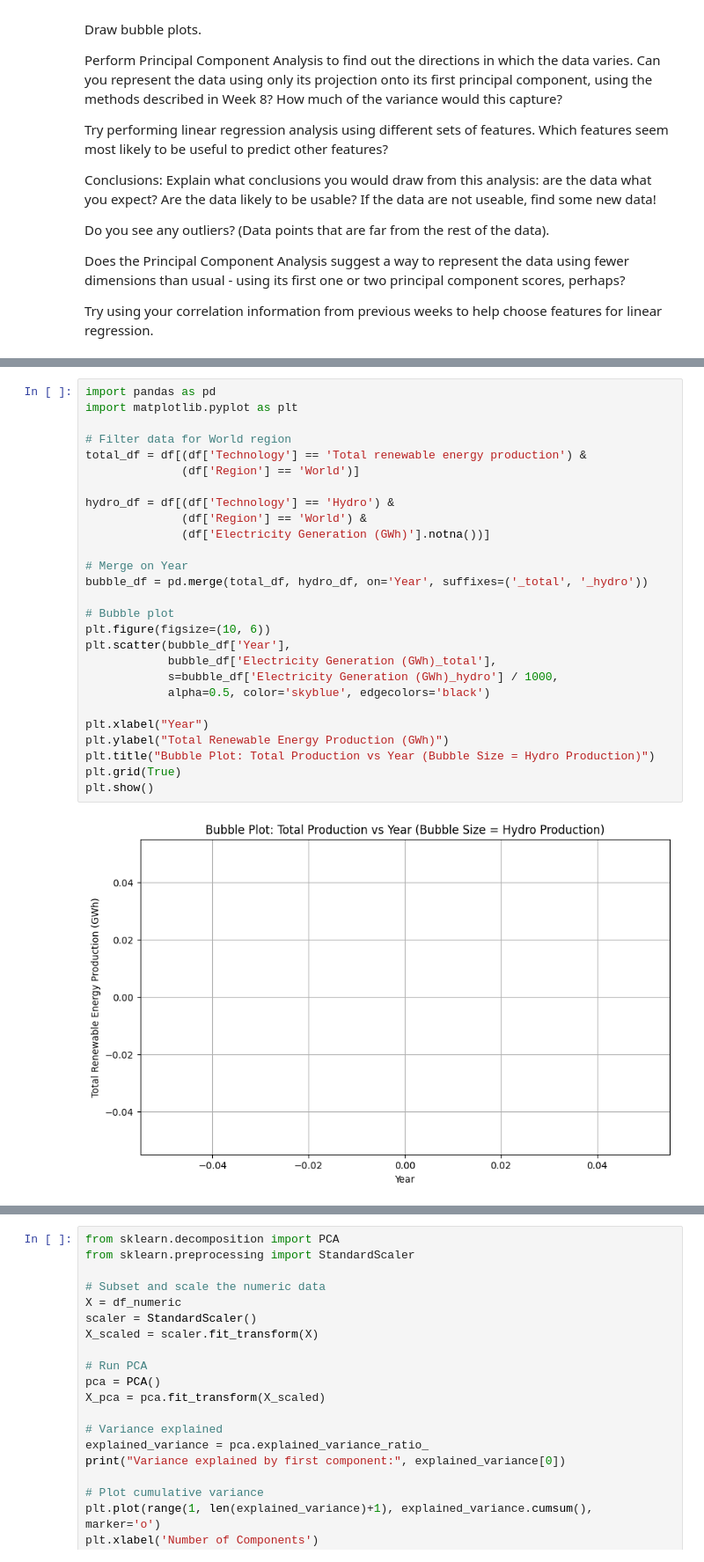
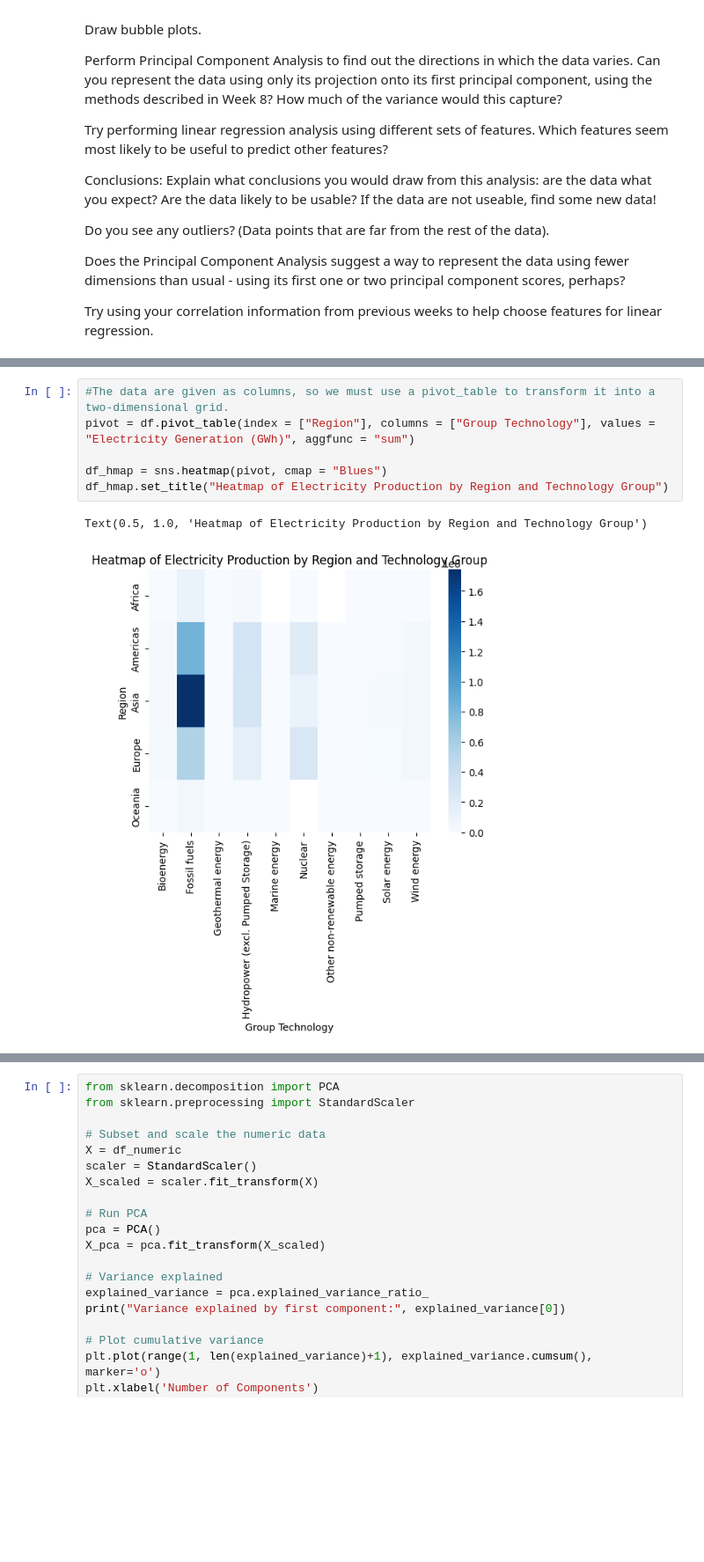
Before and after one commit to bu-sohan/AI-for-Leaders-Spring-2025, a Jupyter notebook: Week9.ipynb, the cells around one changed output, grey strips where cells are left out. Shown: that part at 88% size. Drawn from its saved outputs; the diff is of its cells as text; blank space fills up the shorter version.

```diff
--- a/Week9.ipynb
+++ b/Week9.ipynb
@@ -109,29 +95,9 @@ plt.show()
-# %%
-import pandas as pd
-import matplotlib.pyplot as plt
-
-# Filter data for World region
-total_df = df[(df['Technology'] == 'Total renewable energy production') &
-              (df['Region'] == 'World')]
-
-hydro_df = df[(df['Technology'] == 'Hydro') &
-              (df['Region'] == 'World') &
-              (df['Electricity Generation (GWh)'].notna())]
-
-# Merge on Year
-bubble_df = pd.merge(total_df, hydro_df, on='Year', suffixes=('_total', '_hydro'))
-
-# Bubble plot
-plt.figure(figsize=(10, 6))
-plt.scatter(bubble_df['Year'],
-            bubble_df['Electricity Generation (GWh)_total'],
-            s=bubble_df['Electricity Generation (GWh)_hydro'] / 1000,
-            alpha=0.5, color='skyblue', edgecolors='black')
-
-plt.xlabel("Year")
-plt.ylabel("Total Renewable Energy Production (GWh)")
-plt.title("Bubble Plot: Total Production vs Year (Bubble Size = Hydro Production)")
-plt.grid(True)
-plt.show()
-# %% [output]
-[figure, removed]
+# %%
+#The data are given as columns, so we must use a pivot_table to transform it into a two-dimensional grid.
+pivot = df.pivot_table(index = ["Region"], columns = ["Group Technology"], values = "Electricity Generation (GWh)", aggfunc = "sum")
+
+df_hmap = sns.heatmap(pivot, cmap = "Blues")
+df_hmap.set_title("Heatmap of Electricity Production by Region and Technology Group")
+# %% [output]
+Text(0.5, 1.0, 'Heatmap of Electricity Production by Region and Technology Group')
+[figure, added]
```
Also changed, not shown: parts of 2 cells of this notebook.
